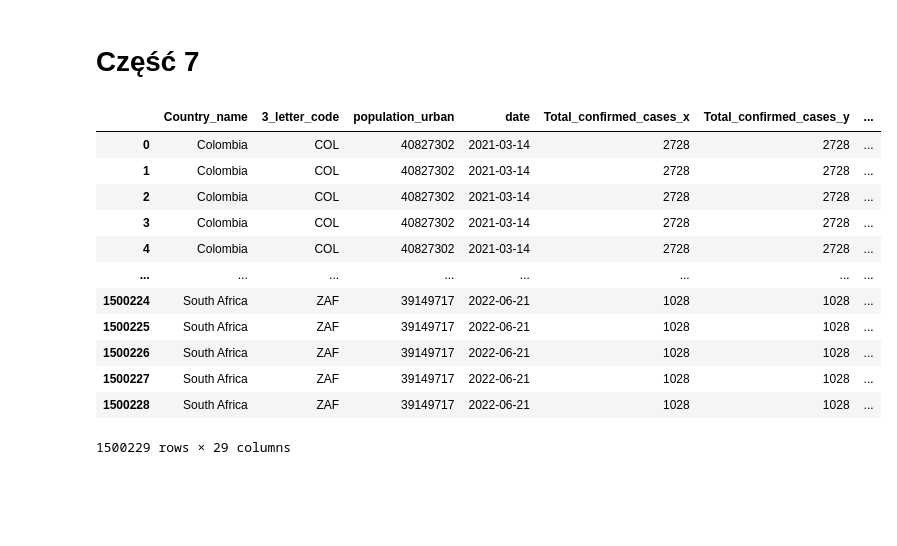
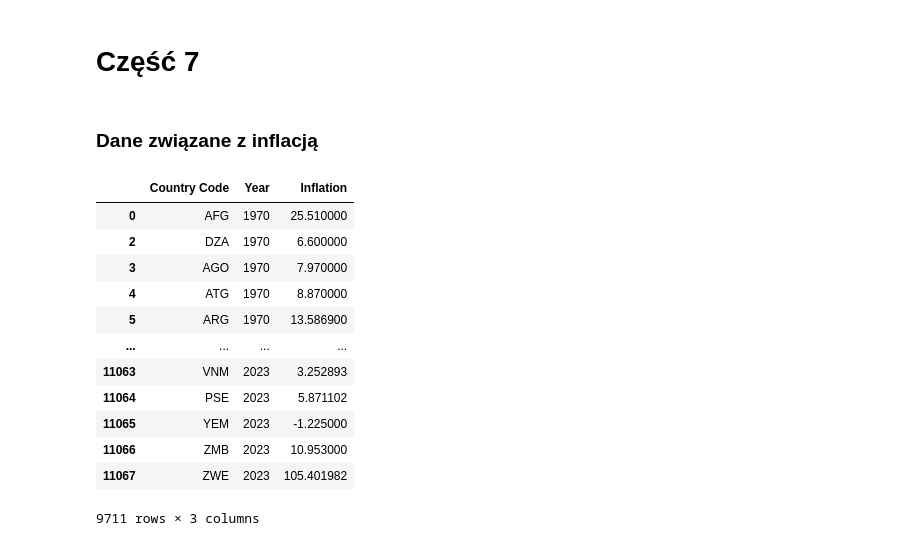
Before and after one commit to AbsZeroO/big-data, a Jupyter notebook: Poziom_1/Poziom1.ipynb, the cells around one changed output. Drawn from its saved outputs; the diff is of its cells as text; code cells hidden in the pictures; blank space fills up the shorter version.

```diff
--- a/Poziom_1/Poziom1.ipynb
+++ b/Poziom_1/Poziom1.ipynb
@@ -616,31 +597,35 @@ merge
 1500229 rows × 26 columns
 # %% [markdown]
 # Część 7
+# %% [markdown]
+### Dane związane z inflacją
 # %%
-# https://data.worldbank.org/indicator/FP.CPI.TOTL.ZG?end=2023&start=1998
+# https://www.worldbank.org/en/research/brief/inflation-database
 
-inflation_csv = pd.read_csv("Inflation\\inflation.csv")
+# Z wszystkich strony arkusza wybraliśmy ogólny przyrost inflacji w danych latach
+inflation_csv = pd.read_excel("load_data\\inflation_all.xlsx", sheet_name='hcpi_a')
 
-inflation_csv = inflation_csv[['Country Name', 'Country Code', '2020 [YR2020]', '2021 [YR2021]', '2022 [YR2022]']]
+inflation_csv.drop(['IMF Country Code', 'Indicator Type', 'Series Name', 'Note', 'Country'], axis=1, inplace=True)
 
-inflation_csv.dropna(inplace=True)
-inflation_csv.tail()
+inflation_transposed = inflation_csv.melt(id_vars=[inflation_csv.columns[0]],
+                                          var_name="Year",
+                                          value_name="Inflation")
 
-merge6 = pd.merge(merge, inflation_csv, left_on=['3_letter_code'], right_on=['Country Code'] , how='left',)
-merge6.drop('Country Code', axis=1, inplace=True)
-merge6.drop('Country Name', axis=1, inplace=True)
-merge6
+inflation_transposed.rename(columns={inflation_csv.columns[0]: "Country Code"}, inplace=True)
+
+inflation_transposed.dropna(subset=['Inflation'], inplace=True)
+inflation_transposed
 # %% [output]
-|  | Country_name | 3_letter_code | population_urban | date | Total_confirmed_cases_x | Total_confirmed_cases_y | ... |
-| 0 | Colombia | COL | 40827302 | 2021-03-14 | 2728 | 2728 | ... |
-| 1 | Colombia | COL | 40827302 | 2021-03-14 | 2728 | 2728 | ... |
-| 2 | Colombia | COL | 40827302 | 2021-03-14 | 2728 | 2728 | ... |
-| 3 | Colombia | COL | 40827302 | 2021-03-14 | 2728 | 2728 | ... |
-| 4 | Colombia | COL | 40827302 | 2021-03-14 | 2728 | 2728 | ... |
-| ... | ... | ... | ... | ... | ... | ... | ... |
-| 1500224 | South Africa | ZAF | 39149717 | 2022-06-21 | 1028 | 1028 | ... |
-| 1500225 | South Africa | ZAF | 39149717 | 2022-06-21 | 1028 | 1028 | ... |
-| 1500226 | South Africa | ZAF | 39149717 | 2022-06-21 | 1028 | 1028 | ... |
-| 1500227 | South Africa | ZAF | 39149717 | 2022-06-21 | 1028 | 1028 | ... |
-| 1500228 | South Africa | ZAF | 39149717 | 2022-06-21 | 1028 | 1028 | ... |
+|  | Country Code | Year | Inflation |
+| 0 | AFG | 1970 | 25.510000 |
+| 2 | DZA | 1970 | 6.600000 |
+| 3 | AGO | 1970 | 7.970000 |
+| 4 | ATG | 1970 | 8.870000 |
+| 5 | ARG | 1970 | 13.586900 |
+| ... | ... | ... | ... |
+| 11063 | VNM | 2023 | 3.252893 |
+| 11064 | PSE | 2023 | 5.871102 |
+| 11065 | YEM | 2023 | -1.225000 |
+| 11066 | ZMB | 2023 | 10.953000 |
+| 11067 | ZWE | 2023 | 105.401982 |
-1500229 rows × 29 columns
+9711 rows × 3 columns
```
Also changed, not shown: parts of 18 cells of this notebook, 11 other files.
